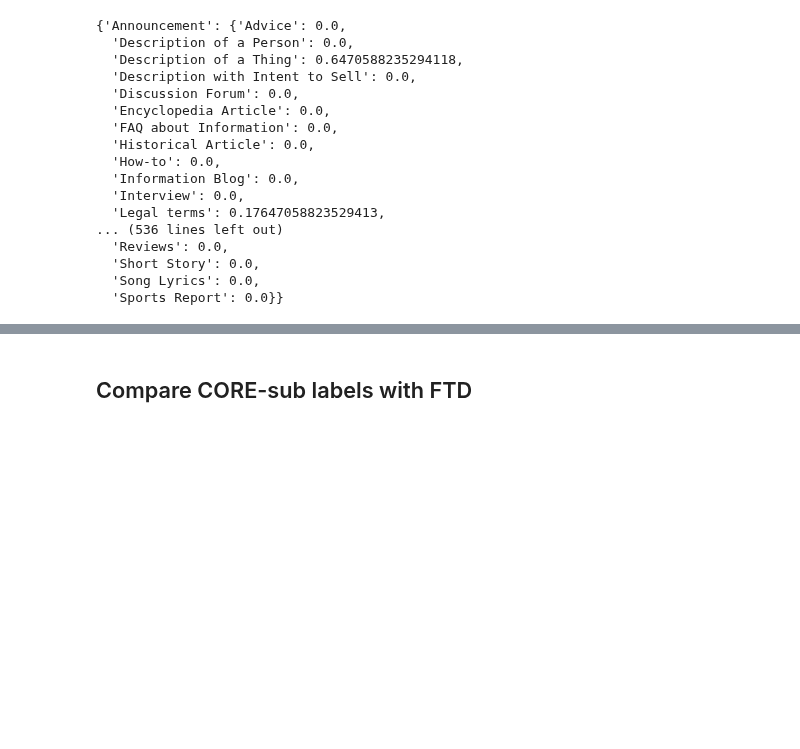
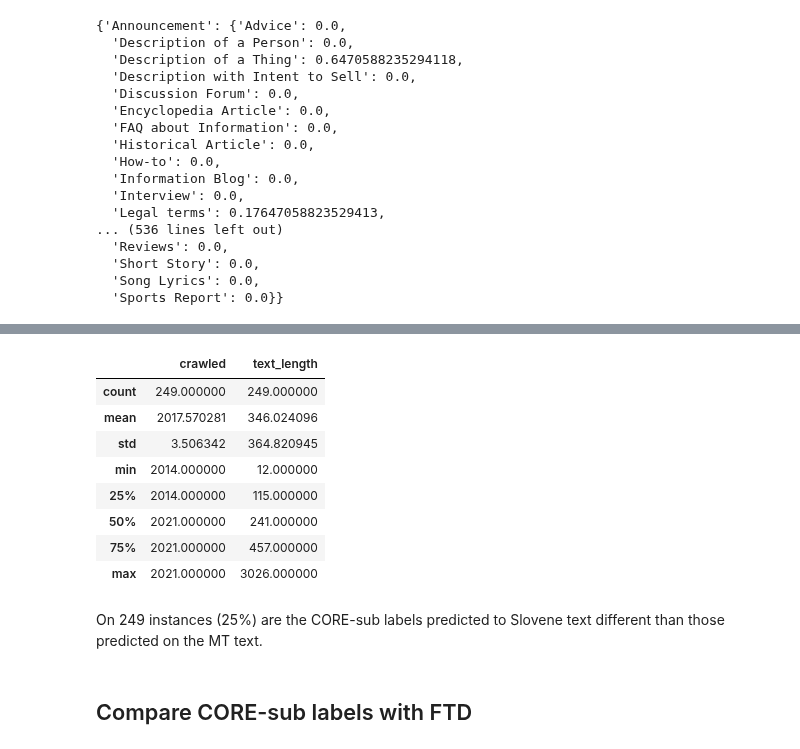
Before and after one commit to TajaKuzman/Genre-Datasets-Comparison, a Jupyter notebook: 3.4-Compare-CORE-sub-labels-on-other-datasets.ipynb, the cells around one changed output, grey strips where cells are left out. Cells and saved outputs as stored; diff of their text form; code cells hidden in the pictures; blank space fills up the shorter version.

Commit message:
Updated comparison of labels

```diff
--- a/3.4-Compare-CORE-sub-labels-on-other-datasets.ipynb
+++ b/3.4-Compare-CORE-sub-labels-on-other-datasets.ipynb
@@ -99,3 +133,8 @@ pd.crosstab(ginco["primary_level_1"], ginco["CORE_sub_pred_on_MT"], normalize="i
   'Short Story': 0.0,
   'Song Lyrics': 0.0,
   'Sports Report': 0.0}}
+# %%
+# Compare in how many instances do the CORE-main labels differ between GINCO and MT-GINCO
+ginco["agreement"] = np.where((ginco["CORE_sub_pred_on_SL"] != ginco["CORE_sub_pred_on_MT"]), "no", "yes")
+
+ginco.head(3)
@@ -102,3 +147,17 @@ pd.crosstab(ginco["primary_level_1"], ginco["CORE_sub_pred_on_MT"], normalize="i
+# %%
+ginco[ginco["agreement"] == "no"].describe()
+# %% [output]
+|  | crawled | text_length |
+| count | 249.000000 | 249.000000 |
+| mean | 2017.570281 | 346.024096 |
+| std | 3.506342 | 364.820945 |
+| min | 2014.000000 | 12.000000 |
+| 25% | 2014.000000 | 115.000000 |
+| 50% | 2021.000000 | 241.000000 |
+| 75% | 2021.000000 | 457.000000 |
+| max | 2021.000000 | 3026.000000 |
+# %% [markdown]
+On 249 instances (25%) are the CORE-sub labels predicted to Slovene text different than those predicted on the MT text.
 # %% [markdown]
 ## Compare CORE-sub labels with FTD
 # %%
```
Also changed, not shown: parts of 4 cells of this notebook, 1 other file.
